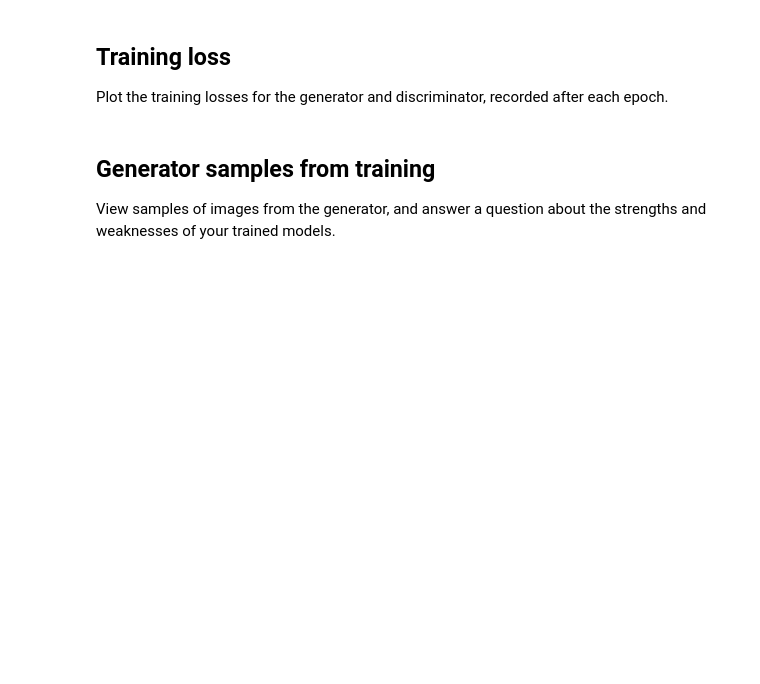
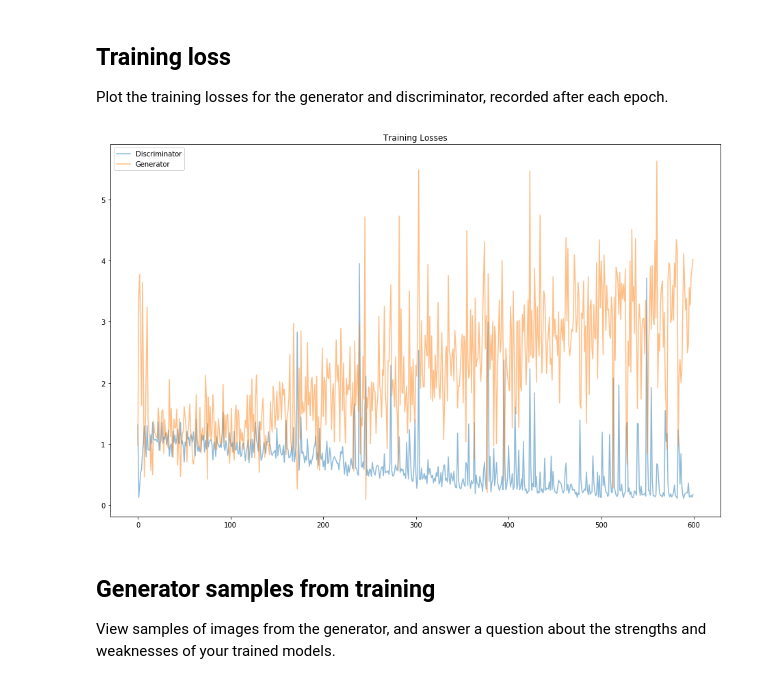
Before and after one commit to abtripathi/generate_faces, a Jupyter notebook: dlnd_face_generation.ipynb, the cells around one changed output. Drawn from its saved outputs; the diff is of its cells as text; code cells hidden in the pictures; blank space fills up the shorter version.

Commit message:
Trained model for 100 epochs,Saved in the pickel file Analysed the model performance by viewing generated samples at various iterations

```diff
--- a/dlnd_face_generation.ipynb
+++ b/dlnd_face_generation.ipynb
@@ -597,7 +597,7 @@ def train(D, G, n_epochs, print_every=50):
 Set your number of training epochs and train your GAN!
 # %%
 # set number of epochs
-n_epochs = 1
+n_epochs = 100
 
 
 """
@@ -617,12 +628,14 @@ Epoch [    1/    1] | d_loss: 0.7036 | g_loss: 2.3290
 
 Plot the training losses for the generator and discriminator, recorded after each epoch.
 # %%
-fig, ax = plt.subplots()
+fig, ax = plt.subplots(figsize=(16,10))
 losses = np.array(losses)
 plt.plot(losses.T[0], label='Discriminator', alpha=0.5)
 plt.plot(losses.T[1], label='Generator', alpha=0.5)
 plt.title("Training Losses")
-plt.legend()
+plt.legend();
+# %% [output]
+[figure, added]
 # %% [markdown]
 ## Generator samples from training
 
```
Also changed, not shown: parts of 15 cells of this notebook, 2 other files.
